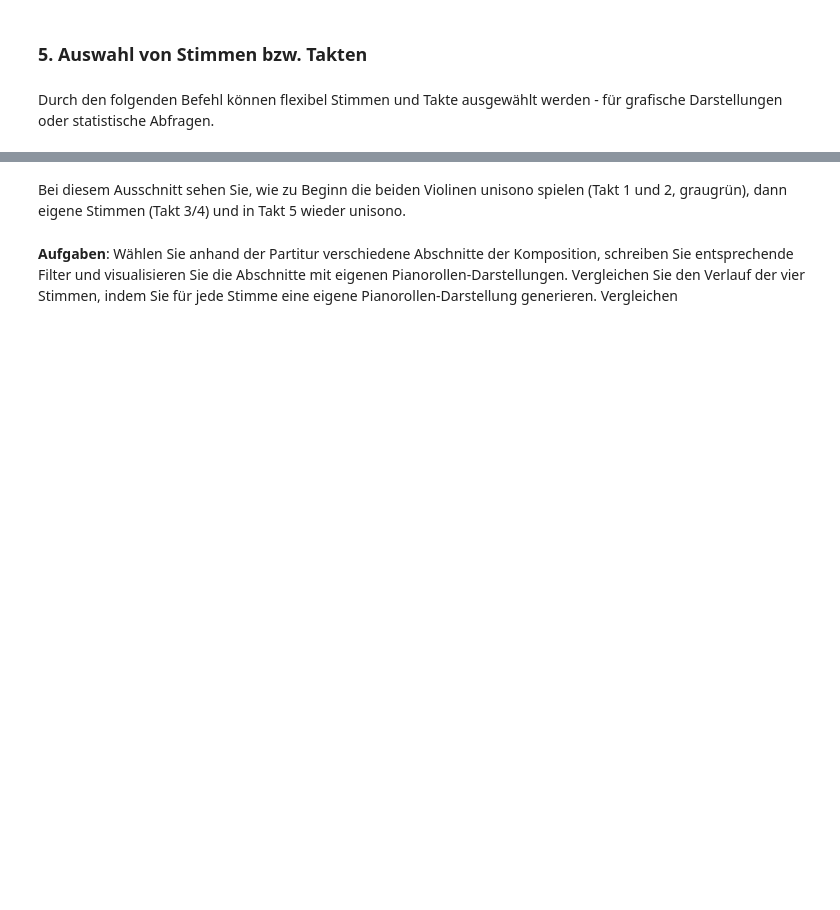
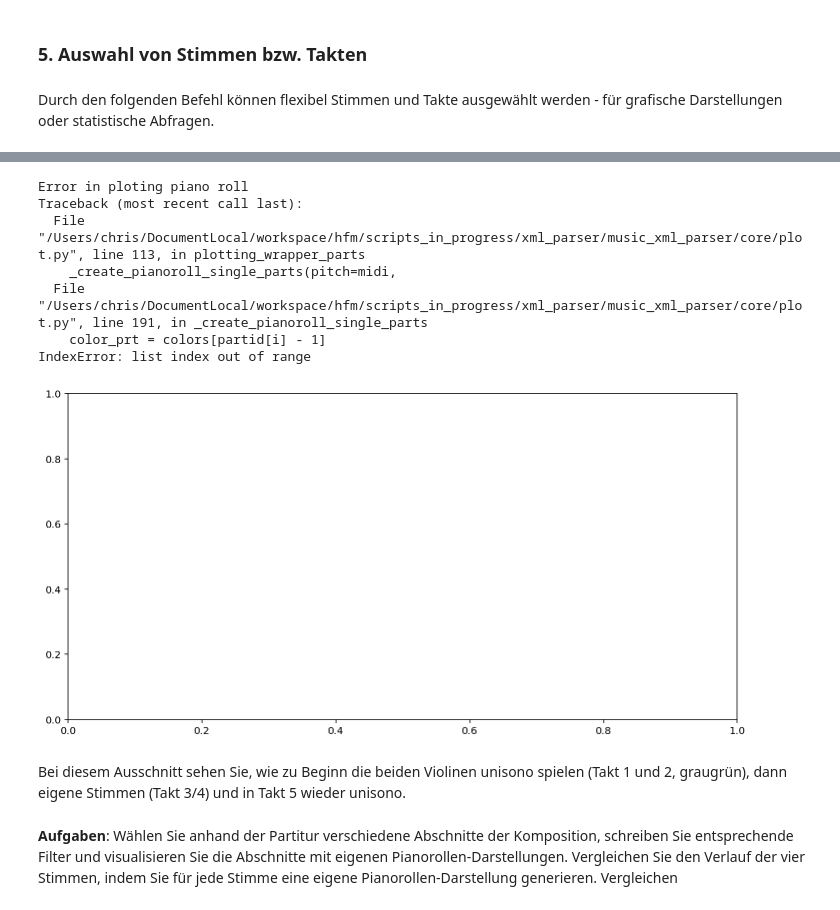
Before and after one commit to Christon-Ragavan/CAMAT, a Jupyter notebook: music_xml_parser/ipynb/15_CAMAT_Basics_Part1_Introduction_neu.ipynb, the cells around one changed output, grey strips where cells are left out. Cells and saved outputs as stored; diff of their text form; code cells hidden in the pictures; blank space fills up the shorter version.

```diff
--- a/music_xml_parser/ipynb/15_CAMAT_Basics_Part1_Introduction_neu.ipynb
+++ b/music_xml_parser/ipynb/15_CAMAT_Basics_Part1_Introduction_neu.ipynb
@@ -187,3 +217,21 @@ m_df_2 = mp.parse.with_xml_file(file=xml_file,
+# %%
+
+fd = {'PartID':'2'}
+
+
+m_df_2 = mp.parse.with_xml_file(file=xml_file,
+                                plot_pianoroll=True,
+                                plot_inline_ipynb=True,
+                                filter_dict=fd)
+# %% [output]
+Error in ploting piano roll
+Traceback (most recent call last):
+  File "/Users/chris/DocumentLocal/workspace/hfm/scripts_in_progress/xml_parser/music_xml_parser/core/plot.py", line 113, in plotting_wrapper_parts
+    _create_pianoroll_single_parts(pitch=midi,
+  File "/Users/chris/DocumentLocal/workspace/hfm/scripts_in_progress/xml_parser/music_xml_parser/core/plot.py", line 191, in _create_pianoroll_single_parts
+    color_prt = colors[partid[i] - 1]
+IndexError: list index out of range
+[figure, added]
 # %% [markdown]
 Bei diesem Ausschnitt sehen Sie, wie zu Beginn die beiden Violinen unisono spielen (Takt 1 und 2, graugrün), dann eigene Stimmen (Takt 3/4) und in Takt 5 wieder unisono.
 # %% [markdown]
```
Also changed, not shown: parts of 4 cells of this notebook, 7 other files.
